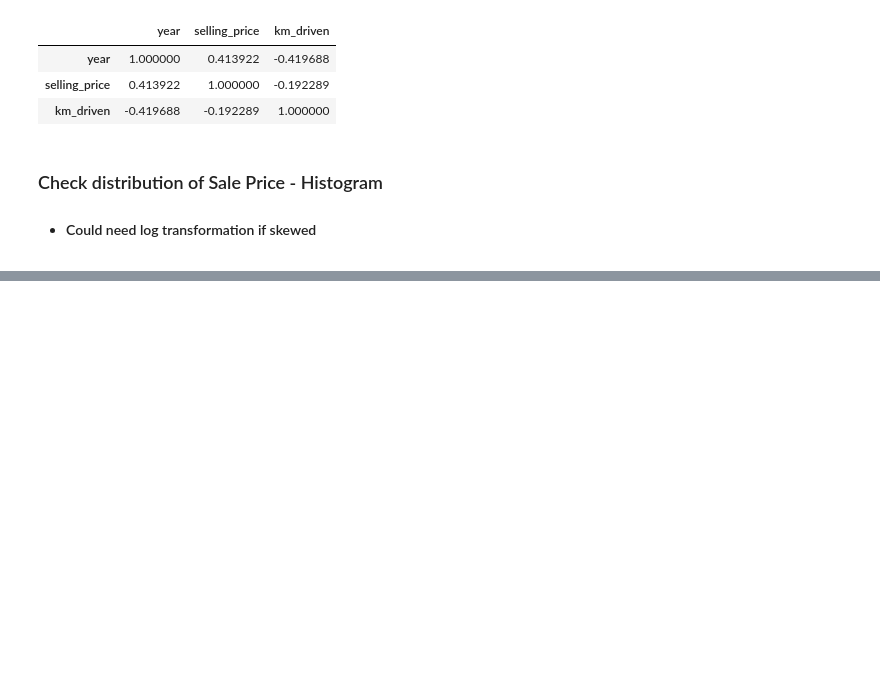
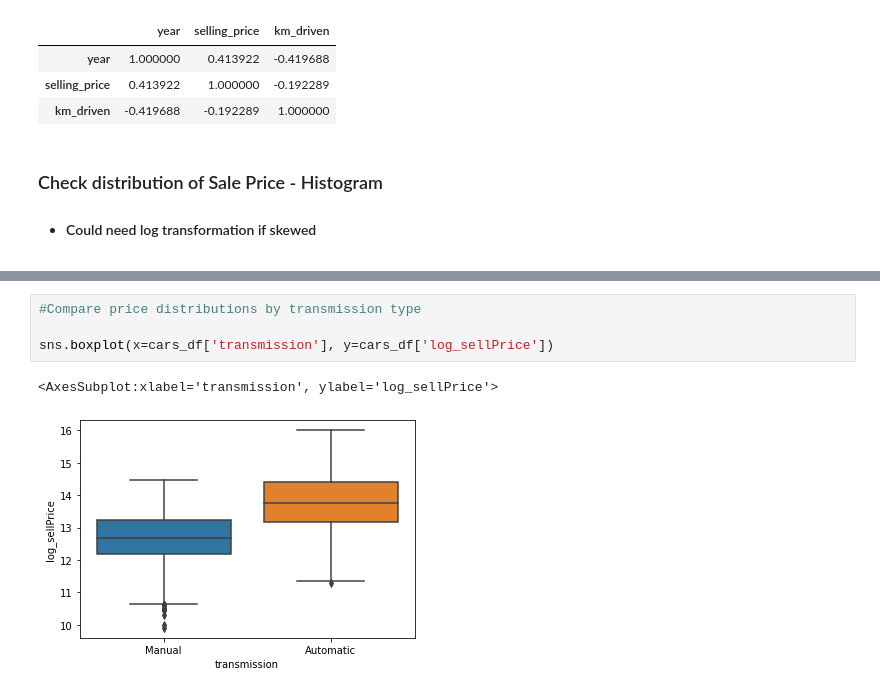
Before and after one commit to rjmurph11/car_prices, a Jupyter notebook: car_price_exploration.ipynb, the cells around one changed output, grey strips where cells are left out. Drawn from its saved outputs; the diff is of its cells as text; blank space fills up the shorter version.

```diff
--- a/car_price_exploration.ipynb
+++ b/car_price_exploration.ipynb
@@ -113,0 +122,7 @@ sns.histplot(cars_df, x='log_sellPrice')
+# %%
+#Compare price distributions by transmission type
+
+sns.boxplot(x=cars_df['transmission'], y=cars_df['log_sellPrice'])
+# %% [output]
+<AxesSubplot:xlabel='transmission', ylabel='log_sellPrice'>
+[figure, added]
```
Also changed, not shown: parts of 4 cells of this notebook.
